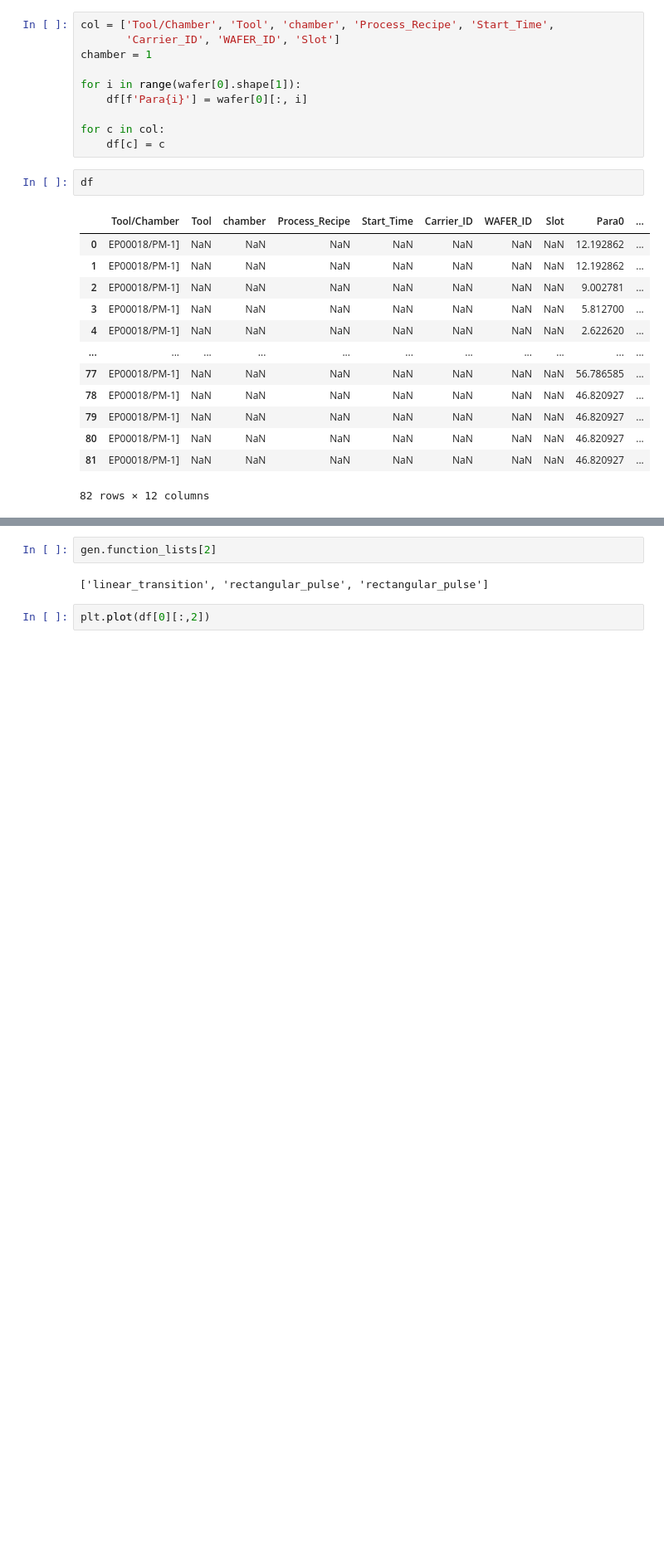
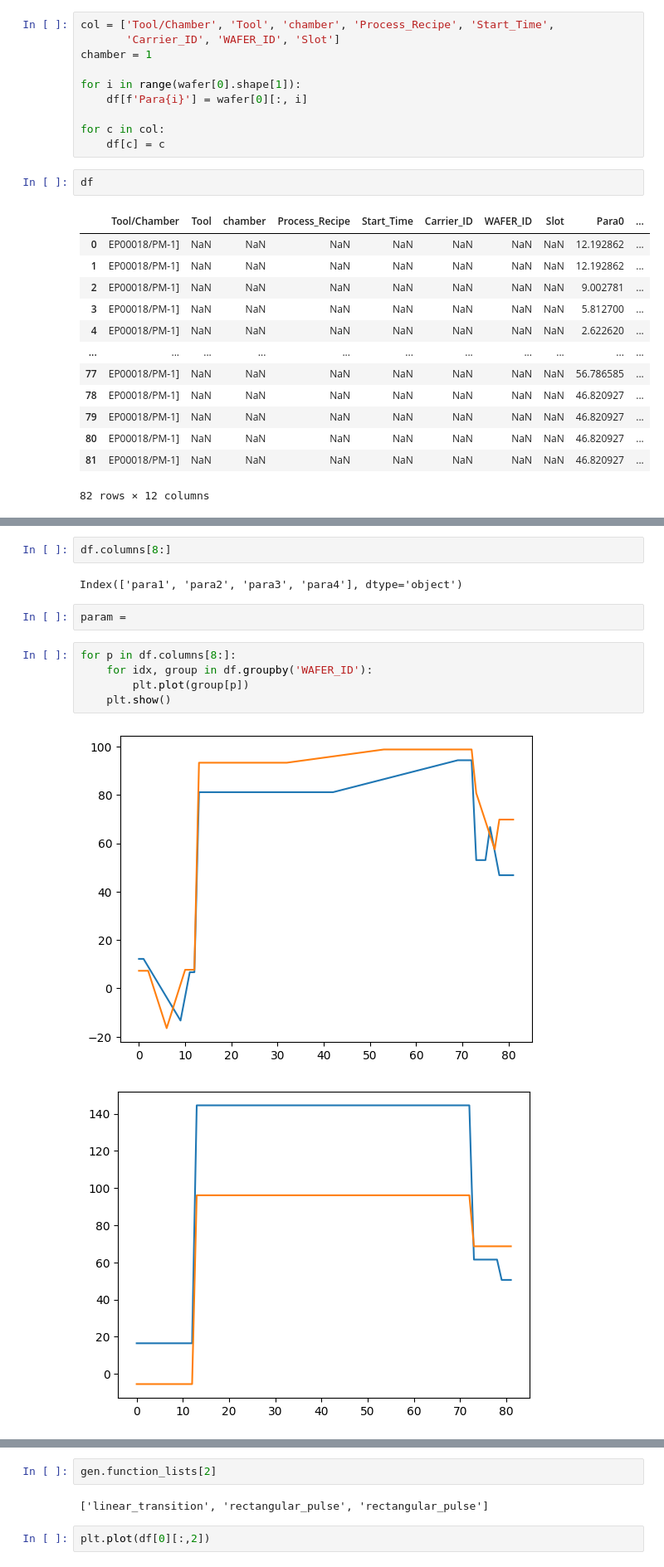
Before and after one commit to kEEPpp/TraceGenerator, a Jupyter notebook: notepad.ipynb, the cells around one changed output, grey strips where cells are left out. Shown: that part at 83% size. Cells and saved outputs as stored; diff of their text form; blank space fills up the shorter version.

```diff
--- a/notepad.ipynb
+++ b/notepad.ipynb
@@ -119,0 +122,14 @@ df = gen.generate_random_trace()
+# %%
+df.columns[8:]
+# %% [output]
+Index(['para1', 'para2', 'para3', 'para4'], dtype='object')
+# %%
+param =
+# %%
+for p in df.columns[8:]:
+    for idx, group in df.groupby('WAFER_ID'):
+        plt.plot(group[p])
+    plt.show()
+# %% [output]
+[figure, added]
+[figure, added]
```
Also changed, not shown: parts of 6 cells of this notebook, 1 other file.
